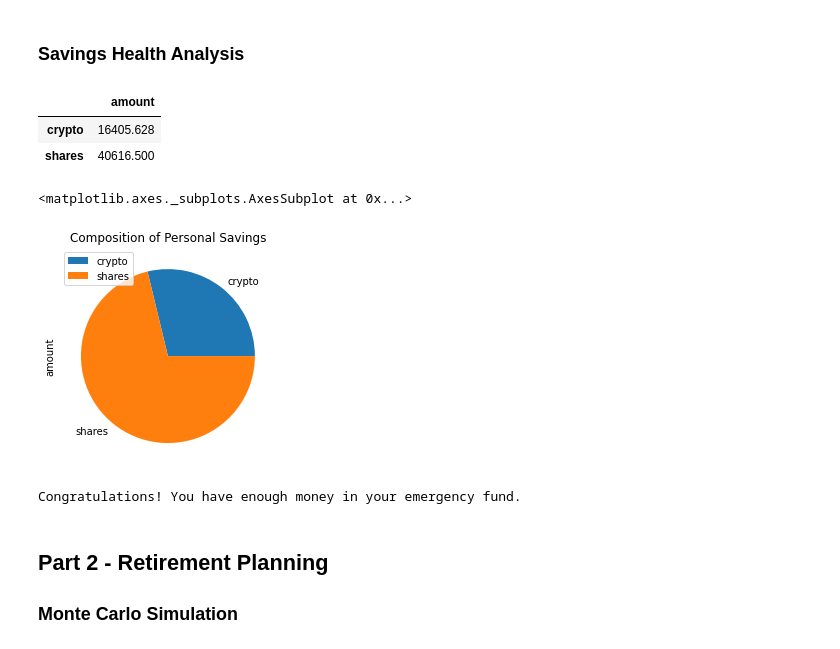
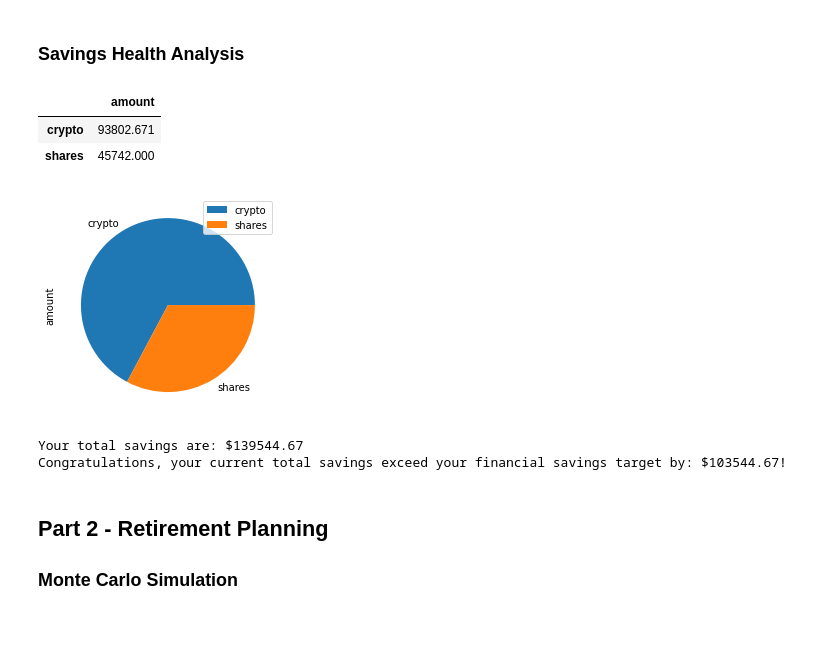
Before and after one commit to nbaronti/API-Homework, a Jupyter notebook: financial-planner.ipynb, the cells around one changed output. Saved outputs shown, nothing was run; the diff lists cells and outputs as text; code cells hidden in the pictures.

Commit message:
Savings Health Analysis

```diff
--- a/financial-planner.ipynb
+++ b/financial-planner.ipynb
@@ -152,34 +152,44 @@ The current value of your 200 AGG shares is $22953.00
 ### Savings Health Analysis
 # %%
 # Set monthly household income
-# YOUR CODE HERE!
+monthly_income = 12000
 
 # Create savings DataFrame
-# YOUR CODE HERE!
+total_crypto = my_btc_value + my_eth_value
+total_stocks_bonds = my_spy_value + my_agg_value
+savings_df = pd.DataFrame(data=[total_crypto, total_stocks_bonds],index=["crypto","shares"],columns=["amount"])
 
 # Display savings DataFrame
-display(df_savings)
+display(savings_df)
 # %% [output]
 |  | amount |
-| crypto | 16405.628 |
-| shares | 40616.500 |
+| crypto | 93802.671 |
+| shares | 45742.000 |
 # %%
 # Plot savings pie chart
-# YOUR CODE HERE!
+savings_df.plot(kind="pie", y="amount");
 # %% [output]
-<matplotlib.axes._subplots.AxesSubplot at 0x...>
-[figure, old version]
+[figure, new version]
-# %%
-# Set ideal emergency fund
-emergency_fund = monthly_income * 3
-
-# Calculate total amount of savings
-# YOUR CODE HERE!
-
-# Validate saving health
-# YOUR CODE HERE!
-# %% [output]
-Congratulations! You have enough money in your emergency fund.
+# %%
+# Set ideal emergency fund
+emergency_fund = monthly_income * 3
+
+# Calculate total amount of savings
+total_savings = total_crypto + total_stocks_bonds
+print(f"Your total savings are: ${total_savings:0.2f}")
+
+# Validate saving health
+if total_savings > emergency_fund:
+    savings_surplus = total_savings - emergency_fund
+    print(f"Congratulations, your current total savings exceed your financial savings target by: ${savings_surplus:0.2f}!")
+elif total_savings == emergency_fund:
+    print("Congratulations on reaching your financials goals with total savings equal to your financial savings target!")
+else:
+    savings_shortage = emergency_fund - total_savings
+    print(f"You missed your financial goal by: ${savings_shortage:0.2f}!")
+# %% [output]
+Your total savings are: $139544.67
+Congratulations, your current total savings exceed your financial savings target by: $103544.67!
 # %% [markdown]
 ## Part 2 - Retirement Planning
 
```
